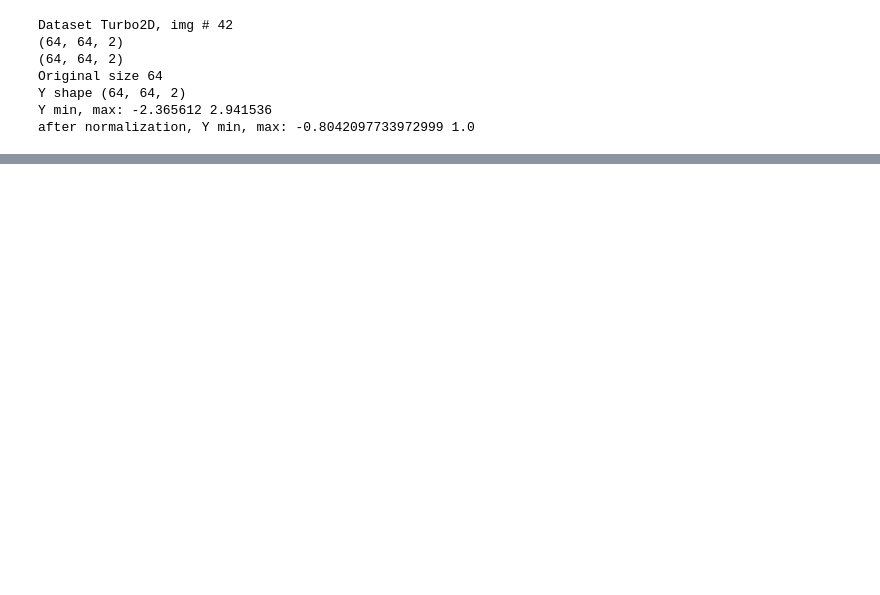
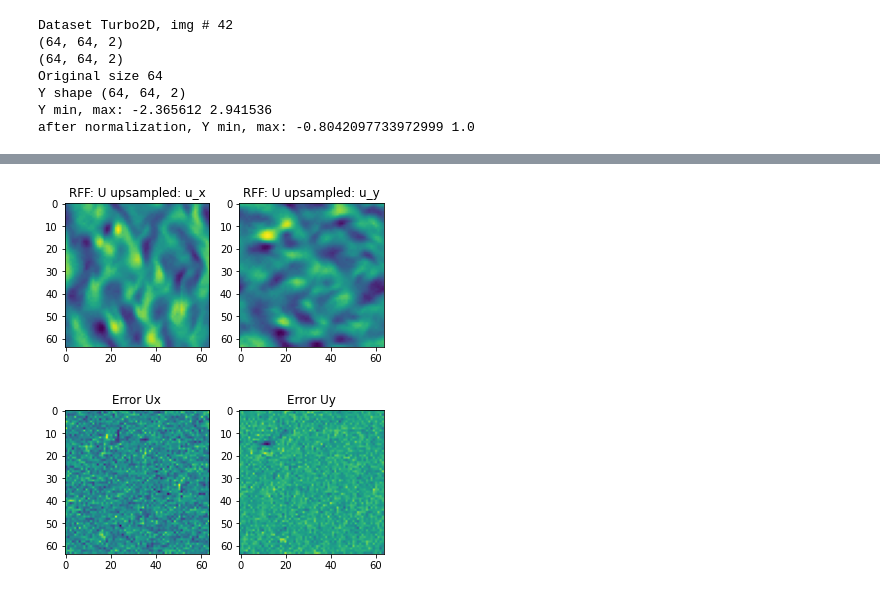
Before and after one commit to Chutlhu/TurboSuperResultion, a Jupyter notebook: notebooks/[Sandbox] RFFNet and StructureFun - Vectorilazed.ipynb, the cells around one changed output, grey strips where cells are left out. Cells and saved outputs as stored; diff of their text form; code cells hidden in the pictures; blank space fills up the shorter version.

```diff
--- a/notebooks/[Sandbox] RFFNet and StructureFun - Vectorilazed.ipynb
+++ b/notebooks/[Sandbox] RFFNet and StructureFun - Vectorilazed.ipynb
@@ -169,3 +184,33 @@ Final error: 0.004126489162445068
+# %%
+x = torch.from_numpy(Xlr).float().contiguous().to(device)
+
+sfunrffnet.eval().to(device)
+pred = sfunrffnet(x)
+Udfphy = pred.cpu().detach().numpy().squeeze().reshape(L,L,2)
+
+plt.figure(figsize=(5,5))
+plt.subplot(121)
+plt.title('RFF: U upsampled: u_x')
+plt.imshow(Udfphy[:,:,0])
+plt.subplot(122)
+plt.title('RFF: U upsampled: u_y')
+plt.imshow(Udfphy[:,:,1])
+plt.tight_layout()
+plt.show()
+
+
+plt.figure(figsize=(5,5))
+plt.subplot(121)
+plt.title('Error Ux')
+plt.imshow(Udfphy[:,:,0] - Ulr.reshape(L,L,2)[:,:,0])
+plt.subplot(122)
+plt.title('Error Uy')
+plt.imshow(Udfphy[:,:,1] - Ulr.reshape(L,L,2)[:,:,1])
+plt.tight_layout()
+plt.show()
+# %% [output]
+[figure, added]
+[figure, added]
 # %%
 x = torch.from_numpy(Xhr).float().contiguous().to(device)
 
```
Also changed, not shown: parts of 11 cells of this notebook, 14 other files.
